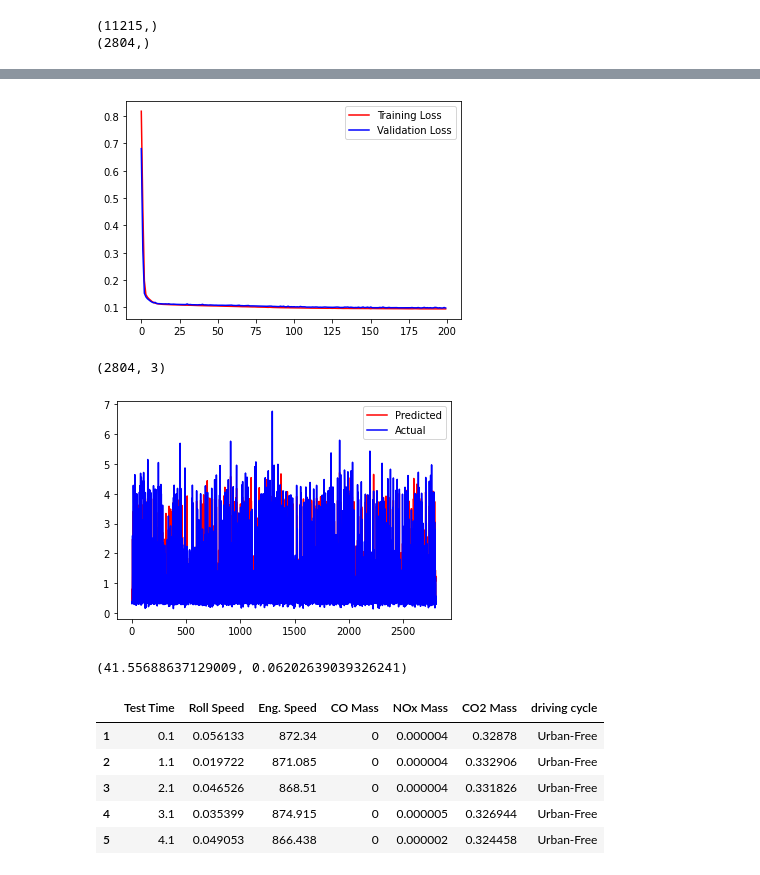
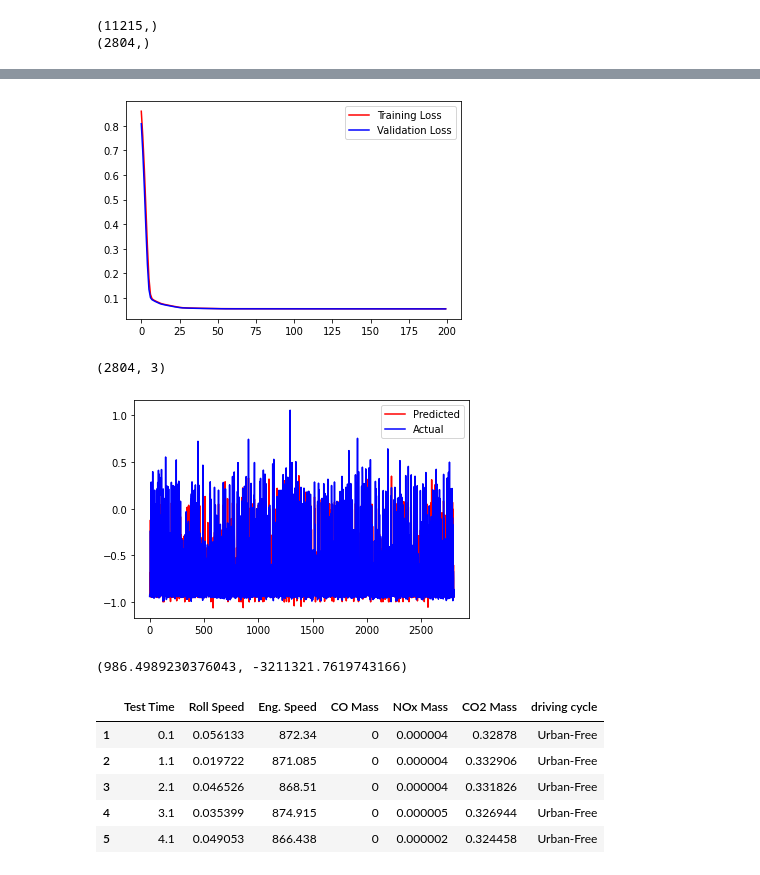
Before and after one commit to msaad1311/TfL-Dataset, a Jupyter notebook: src/EDA.ipynb, the cells around one changed output, grey strips where cells are left out. Drawn from its saved outputs; the diff is of its cells as text; code cells hidden in the pictures.

```diff
--- a/src/EDA.ipynb
+++ b/src/EDA.ipynb
@@ -219,6 +219,12 @@ print(embedding_size)
 # %% [output]
 xtrain shape is (11215, 1, 2),xtest shape is (2804, 1, 2)
 10
+# %%
+## Scaler for output variable
+scaler_output = MinMaxScaler(feature_range=(-1,1))
+scaler_output.fit(ytrain)
+ytrainScaled = scaler_output.transform(ytrain)
+ytestScaled = scaler_output.transform(ytest)
 # %%
 # categorical variable
 cat_input = keras.layers.Input(shape=(1,))
@@ -229,11 +235,12 @@ numerical_input = keras.layers.Input(shape=(1, 2), name='numeric_input')
 
 # merged
 merged = keras.layers.concatenate([numerical_input, embed])
-lstm_out0 = keras.layers.LSTM(32,return_sequences=True,activation='relu')(merged)
-lstm_out1 = keras.layers.LSTM(32,return_sequences=True,activation='relu')(lstm_out0)
-lstm_out2 = keras.layers.LSTM(32,return_sequences=True,activation='relu')(lstm_out1)
-lstm_out3 = keras.layers.LSTM(32,return_sequences=False,activation='relu')(lstm_out2)
-dense_out0 = keras.layers.Dense(32,activation='relu')(lstm_out3)
-dense_out1 = keras.layers.Dense(16,activation='relu')(dense_out0)
-dense_out2 = keras.layers.Dense(8,activation='relu')(dense_out1)
-dense_out3 = keras.layers.Dense(3,activation='relu')(dense_out2)
+# lstm_out0 = keras.layers.LSTM(32,return_sequences=True,activation='relu')(merged)
+# lstm_out1 = keras.layers.LSTM(32,return_sequences=True,activation='relu')(lstm_out0)
+# lstm_out2 = keras.layers.LSTM(32,return_sequences=True,activation='relu')(lstm_out1)
+# lstm_out3 = keras.layers.LSTM(32,return_sequences=False,activation='relu')(lstm_out2)
+# dense_out0 = keras.layers.Dense(32,activation='relu')(lstm_out3)
+# dense_out1 = keras.layers.Dense(16,activation='relu')(dense_out0)
+# dense_out2 = keras.layers.Dense(8,activation='relu')(dense_out1)
+flattened = keras.layers.Flatten()(merged)
+dense_out3 = keras.layers.Dense(3)(flattened)
@@ -242,6 +274,6 @@ model = keras.Model([numerical_input, cat_input], dense_out3)
 # %%
 adam = keras.optimizers.Adam(learning_rate=1e-4)
-model.compile(loss='mse',metrics=['mae'],optimizer=adam)
+model.compile(loss='mae',metrics=['mse'],optimizer=adam)
 # %%
 xtrain_cat = xtrain[:,-1]
 xtest_cat = xtest[:,-1]
@@ -260,3 +296,3 @@ testCat = lbl.transform(xtest_cat)
 # %%
-history1 = model.fit([xtrainScaled.astype('float32'),trainCat],ytrain.astype('float32'),epochs=200,batch_size=32,validation_split=0.2)
+history1 = model.fit([xtrainScaled,trainCat],ytrainScaled,epochs=200,batch_size=32,validation_split=0.2)
 # %% [output]
@@ -283,7 +319,7 @@ plt.plot(history1.history['val_loss'],color='b',label='Validation Loss')
 plt.legend()
 plt.show()
 # %% [output]
-[figure, old version]
+[figure, new version]
 # %%
 predictions = model.predict([xtestScaled,testCat])
 print(predictions.shape)
@@ -292,19 +328,19 @@ print(predictions.shape)
 # %%
 p=2
 plt.plot(predictions[:,p],color='r',label='Predicted')
-plt.plot(ytest[:,p],color='b',label='Actual')
+plt.plot(ytestScaled[:,p],color='b',label='Actual')
 plt.legend()
 plt.show()
 # %% [output]
-[figure, old version]
+[figure, new version]
 # %%
 from sklearn.metrics import mean_squared_error as mse,mean_absolute_error as mae,r2_score
 import math
 
-n=0
+n=1
 math.sqrt(mse(ytest[:,n],predictions[:,n]))*1000,r2_score(ytest[:,n],predictions[:,n])
 # %% [output]
-(41.55688637129009, 0.06202639039326241)
+(986.4989230376043, -3211321.7619743166)
 # %%
 ## Since the data is sparse, transformation is required.
 
```
Also changed, not shown: parts of 4 cells of this notebook.
